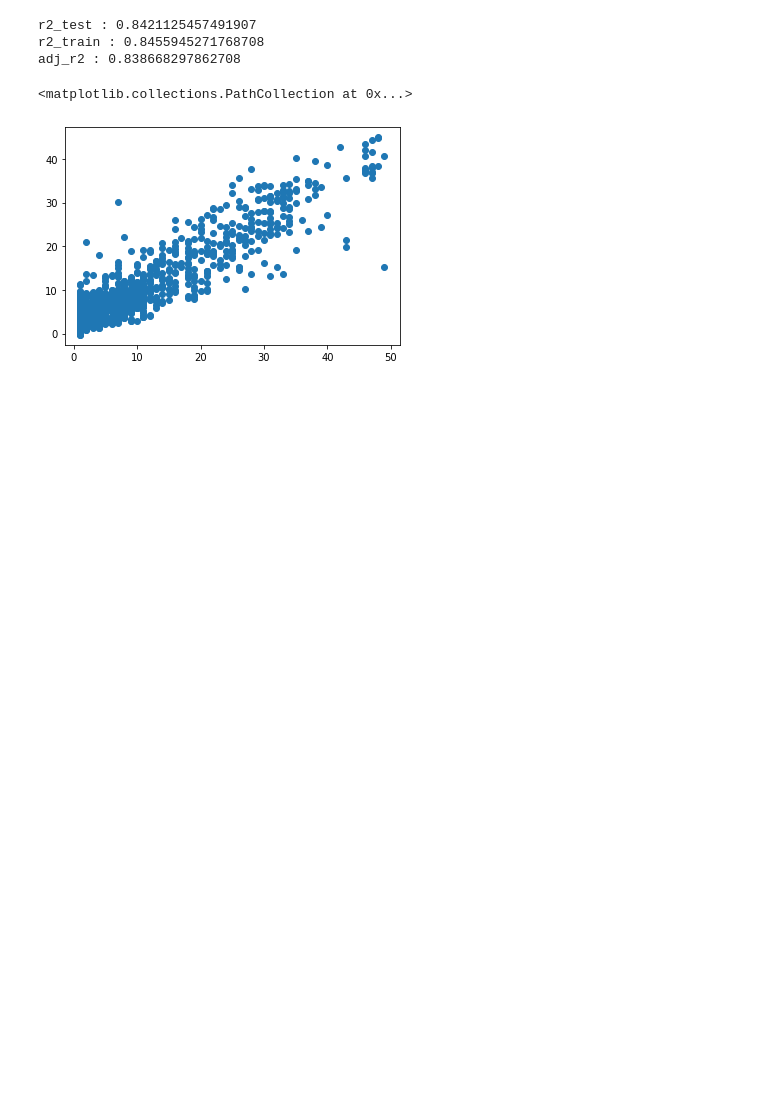
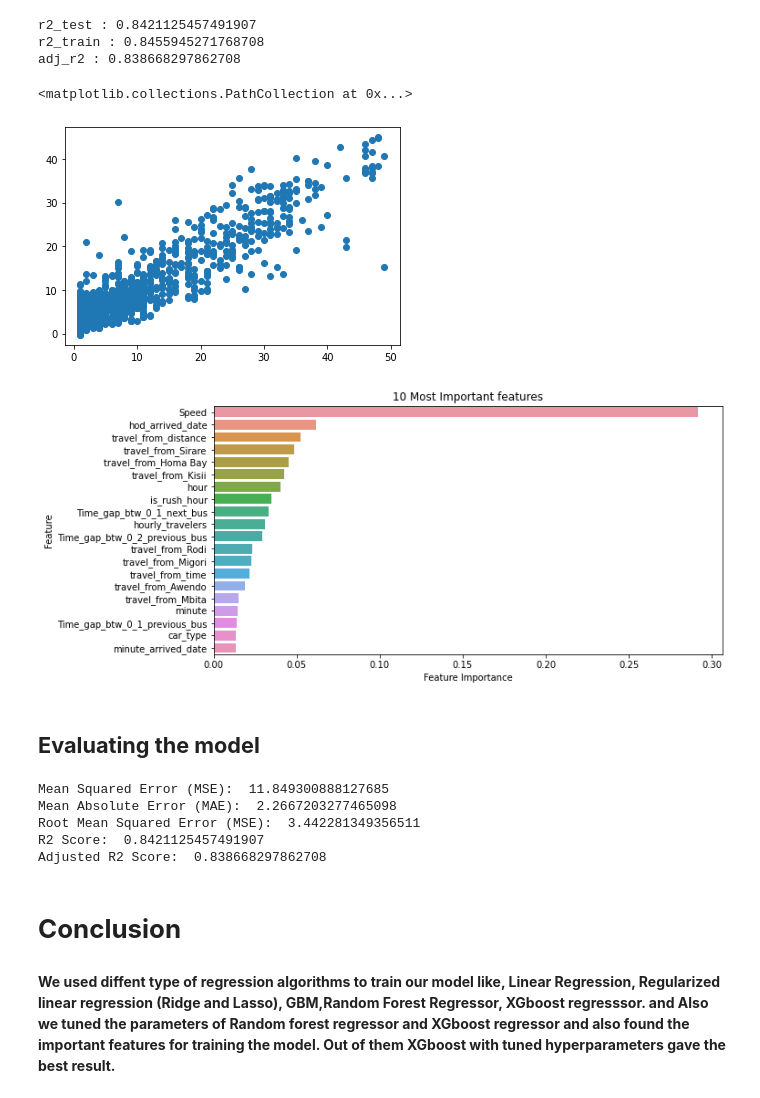
Before and after one commit to Aniket-Satpute/Transport-Demand-Prediction., a Jupyter notebook: Transport_Demand_Prediction_aniket.ipynb, the cells around one changed output. Saved outputs shown, nothing was run; the diff lists cells and outputs as text; code cells hidden in the pictures; blank space fills up the shorter version.

```diff
--- a/Transport_Demand_Prediction_aniket.ipynb
+++ b/Transport_Demand_Prediction_aniket.ipynb
@@ -898,3 +898,12 @@ plt.scatter(y_test,test_preds)
 # %% [output]
 <matplotlib.collections.PathCollection at 0x...>
 [figure]
+# %%
+importances = reg_optimal_model.feature_importances_
+# %%
+importance_dict = {'Feature' : list(X_train.columns),
+                   'Feature Importance' : importances}
+# %%
+importance_df = pd.DataFrame(importance_dict)
+# %%
+important_features=importance_df.sort_values(by=['Feature Importance'],ascending=False).head(20)
@@ -900,0 +912,25 @@ plt.scatter(y_test,test_preds)
+# %%
+plt.figure(figsize=(10,5))
+sns.barplot(y = important_features['Feature'], x = important_features['Feature Importance'] )
+plt.title('10 Most Important features')
+plt.show()
+# %% [output]
+[figure, added]
+# %% [markdown]
+## **Evaluating the model**
+# %%
+print('Mean Squared Error (MSE): ',mean_squared_error(y_test, test_preds))
+print('Mean Absolute Error (MAE): ',mean_absolute_error(y_test, test_preds))
+print('Root Mean Squared Error (MSE): ',np.sqrt(mean_squared_error(y_test, test_preds)))
+print('R2 Score: ',r2_test)
+print('Adjusted R2 Score: ',adj_r2)
+# %% [output]
+Mean Squared Error (MSE):  11.849300888127685
+Mean Absolute Error (MAE):  2.2667203277465098
+Root Mean Squared Error (MSE):  3.442281349356511
+R2 Score:  0.8421125457491907
+Adjusted R2 Score:  0.838668297862708
+# %% [markdown]
+# **Conclusion**
+# %% [markdown]
+**We used diffent type of regression algorithms to train our model like, Linear Regression, Regularized linear regression (Ridge and Lasso), GBM,Random Forest Regressor, XGboost regresssor. and Also we tuned the parameters of Random forest regressor and XGboost regressor and also found the important features for training the model. Out of them XGboost with tuned hyperparameters gave the best result.**
```
Also changed, not shown: parts of 7 cells of this notebook.
